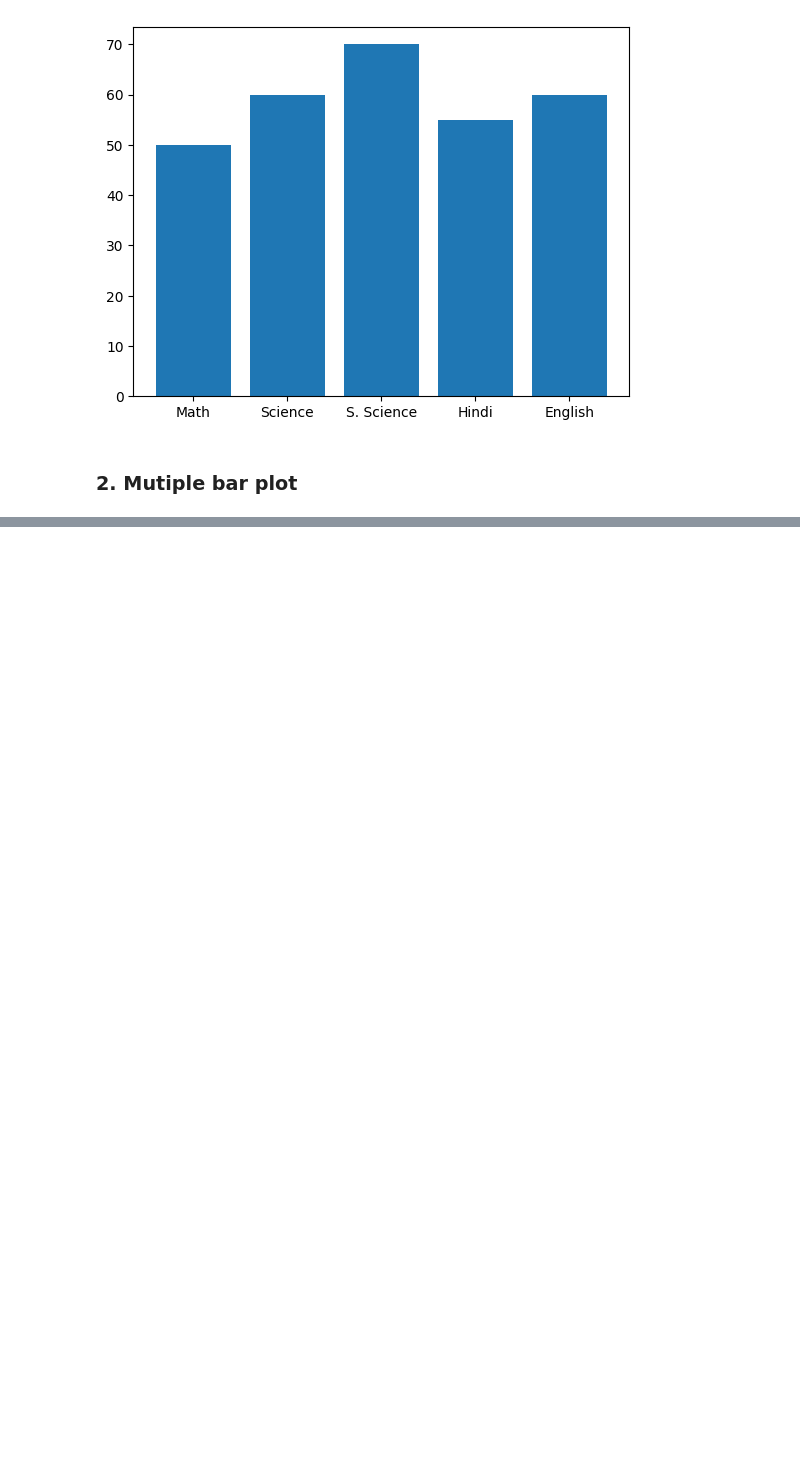
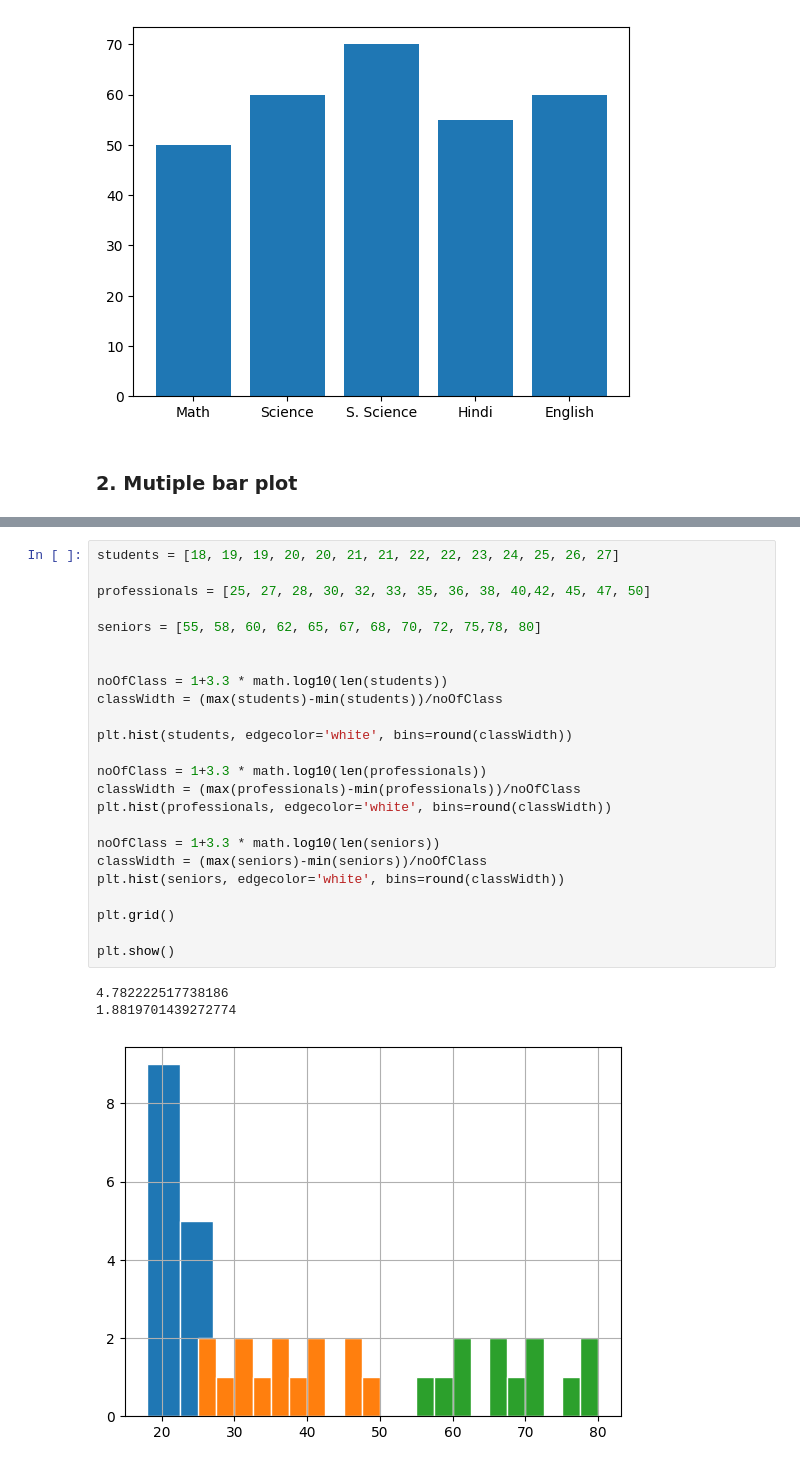
Before and after one commit to HKSinha510/college, a Jupyter notebook: sem-4/AI403/matplotlib/frequency_distribution.ipynb, the cells around one changed output, grey strips where cells are left out. Saved outputs shown, nothing was run; the diff lists cells and outputs as text; blank space fills up the shorter version.

```diff
--- a/sem-4/AI403/matplotlib/frequency_distribution.ipynb
+++ b/sem-4/AI403/matplotlib/frequency_distribution.ipynb
@@ -56,0 +91,28 @@ plt.show()
+# %%
+students = [18, 19, 19, 20, 20, 21, 21, 22, 22, 23, 24, 25, 26, 27]
+
+professionals = [25, 27, 28, 30, 32, 33, 35, 36, 38, 40,42, 45, 47, 50]
+
+seniors = [55, 58, 60, 62, 65, 67, 68, 70, 72, 75,78, 80]
+
+
+noOfClass = 1+3.3 * math.log10(len(students))
+classWidth = (max(students)-min(students))/noOfClass
+
+plt.hist(students, edgecolor='white', bins=round(classWidth))
+
+noOfClass = 1+3.3 * math.log10(len(professionals))
+classWidth = (max(professionals)-min(professionals))/noOfClass
+plt.hist(professionals, edgecolor='white', bins=round(classWidth))
+
+noOfClass = 1+3.3 * math.log10(len(seniors))
+classWidth = (max(seniors)-min(seniors))/noOfClass
+plt.hist(seniors, edgecolor='white', bins=round(classWidth))
+
+plt.grid()
+
+plt.show()
+# %% [output]
+4.782222517738186
+1.8819701439272774
+[figure, added]
```
Also changed, not shown: parts of 5 cells of this notebook, 13 other files.
